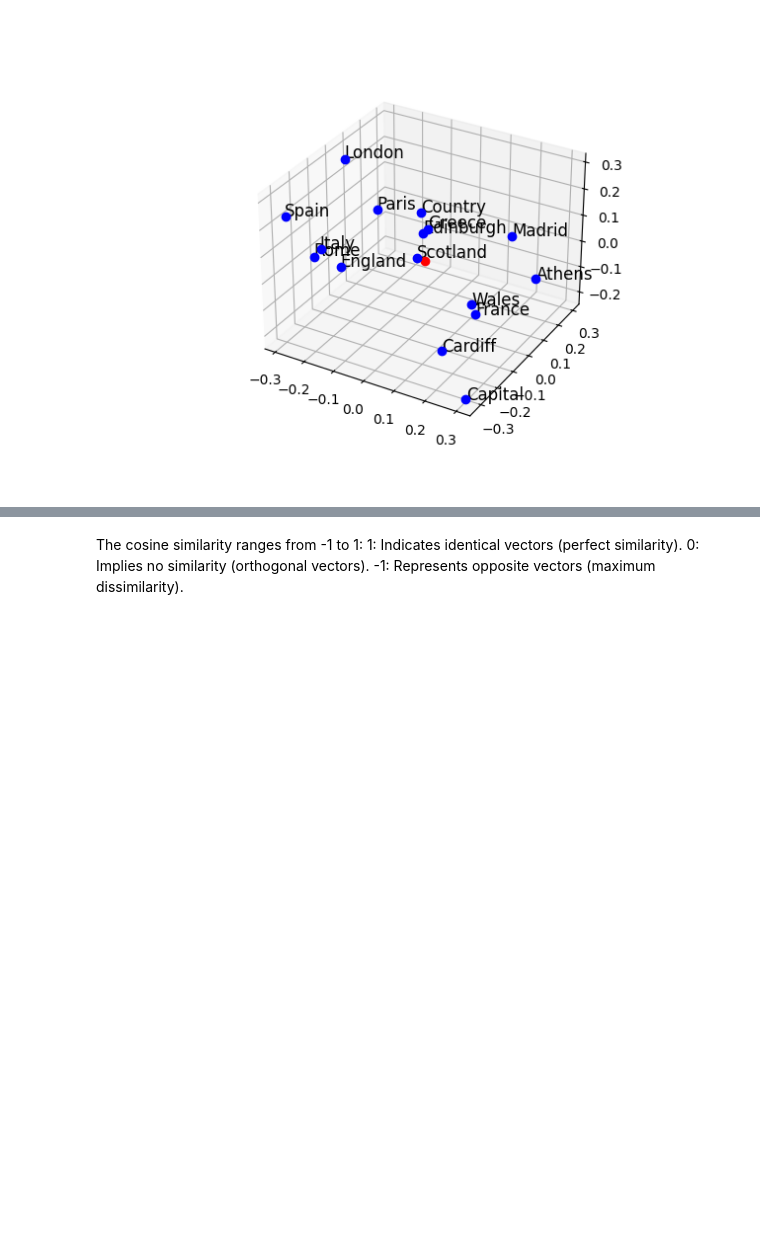
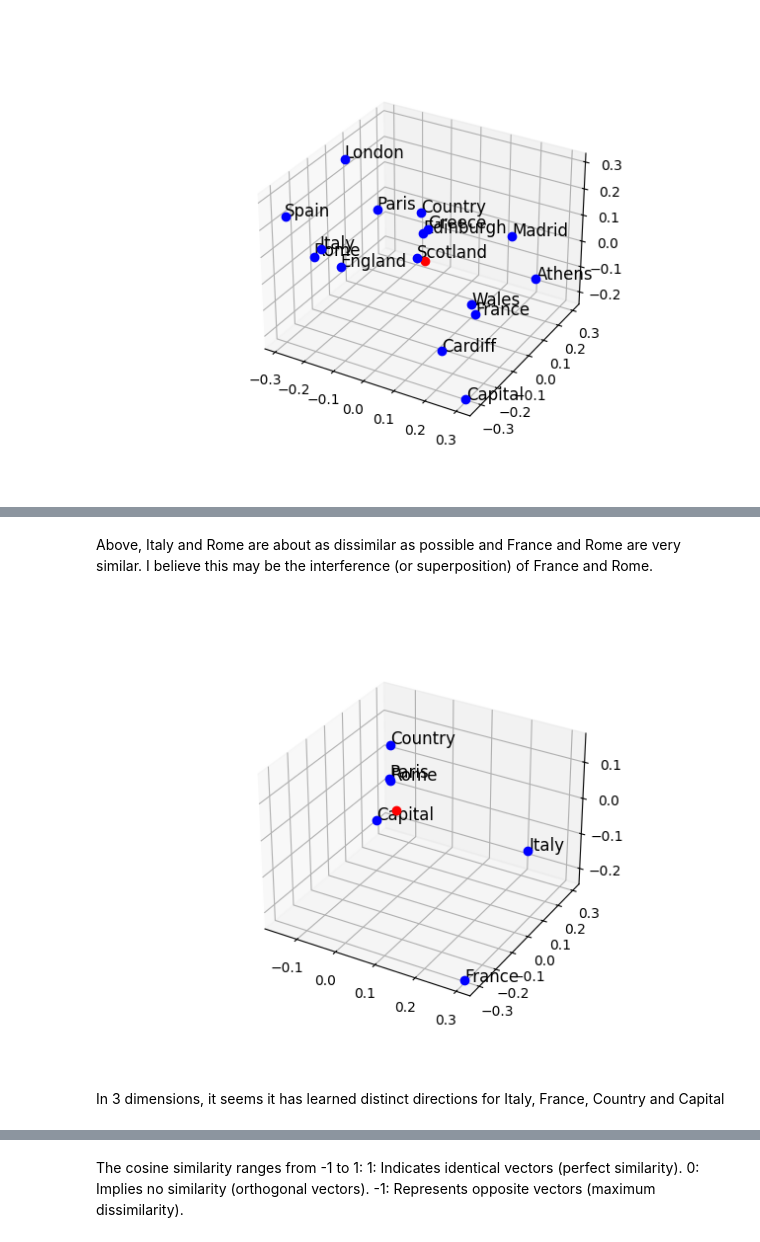
Before and after one commit to DanielJMWilliams/PolysemanticUniversality, a Jupyter notebook: embeddings_tests.ipynb, the cells around one changed output, grey strips where cells are left out. Saved outputs shown, nothing was run; the diff lists cells and outputs as text; code cells hidden in the pictures; blank space fills up the shorter version.

```diff
--- a/embeddings_tests.ipynb
+++ b/embeddings_tests.ipynb
@@ -234,0 +235,8 @@ print(model.wv.cosine_similarities(v1, [v2]))
+# %% [markdown]
+Above, Italy and Rome are about as dissimilar as possible and France and Rome are very similar. I believe this may be the interference (or superposition) of France and Rome.
+# %%
+model, vocab, graph = all(corpus_capital_small, 3)
+# %% [output]
+[figure, added]
+# %% [markdown]
+In 3 dimensions, it seems it has learned distinct directions for Italy, France, Country and Capital
```
Also changed, not shown: parts of 33 cells of this notebook.
